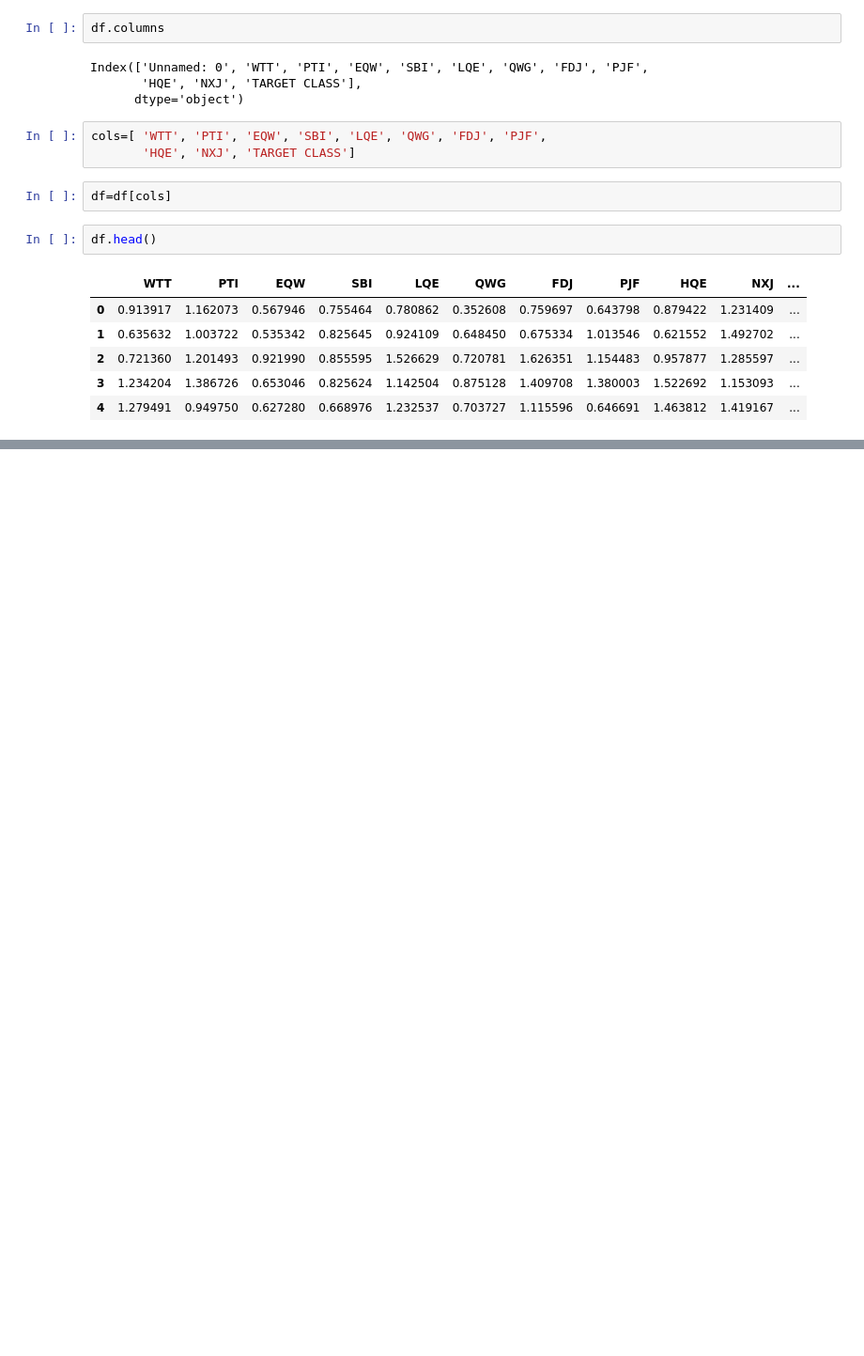
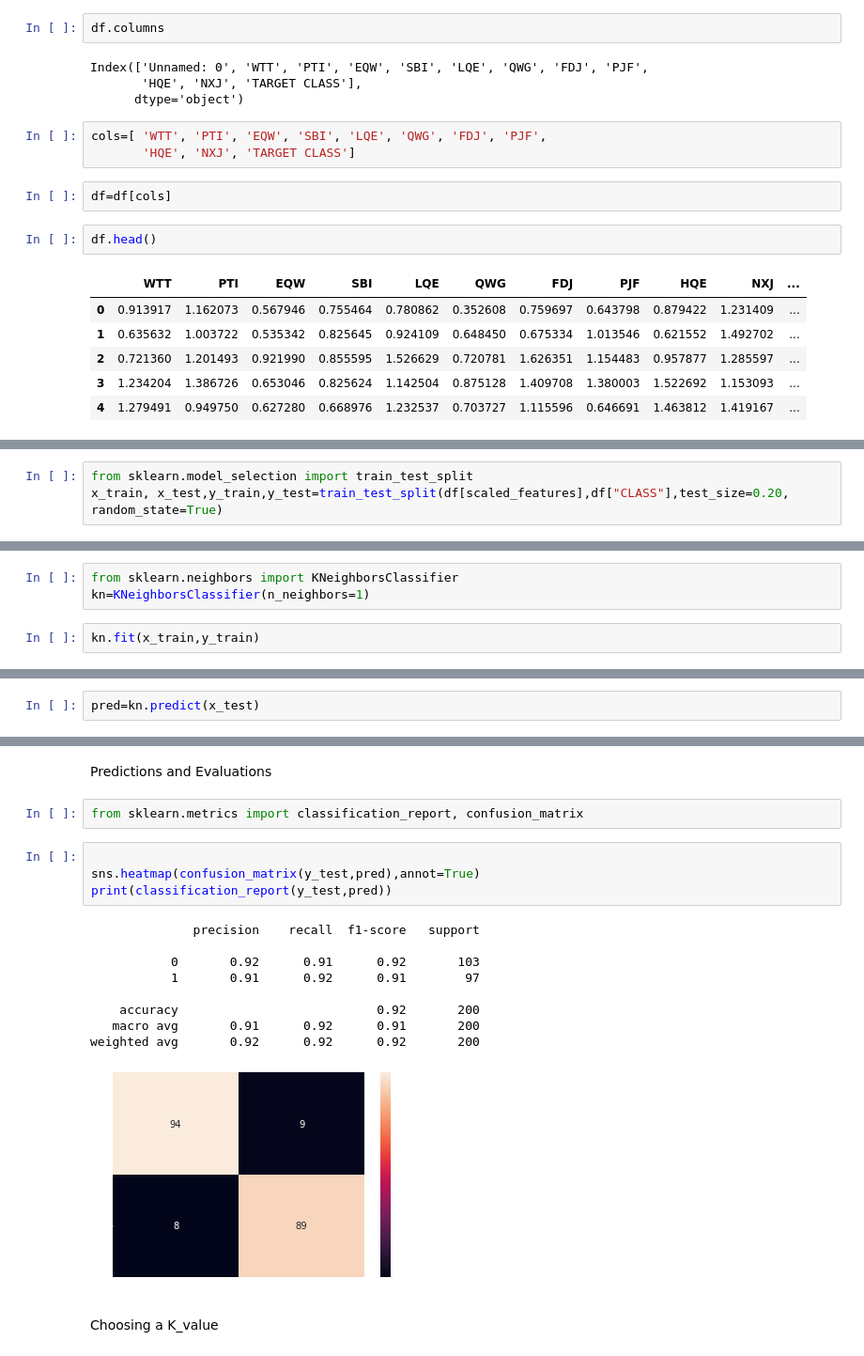
Before and after one commit to kwabena55/ML-Crash-Course, a Jupyter notebook: 33.K Nearest Neighbor.ipynb, the cells around one changed output, grey strips where cells are left out. Shown at 94% size. Cells and saved outputs as stored; diff of their text form; blank space fills up the shorter version.

```diff
--- a/33.K Nearest Neighbor.ipynb
+++ b/33.K Nearest Neighbor.ipynb
@@ -41,0 +67,3 @@ sns.pairplot(df)
+# %%
+from sklearn.model_selection import train_test_split
+x_train, x_test,y_train,y_test=train_test_split(df[scaled_features],df["CLASS"],test_size=0.20, random_state=True)
@@ -41,0 +72,5 @@ sns.pairplot(df)
+# %%
+from sklearn.neighbors import KNeighborsClassifier
+kn=KNeighborsClassifier(n_neighbors=1)
+# %%
+kn.fit(x_train,y_train)
@@ -41,0 +79,2 @@ sns.pairplot(df)
+# %%
+pred=kn.predict(x_test)
@@ -41,0 +94,20 @@ sns.pairplot(df)
+# %% [markdown]
+Predictions and Evaluations
+# %%
+from sklearn.metrics import classification_report, confusion_matrix
+# %%
+
+sns.heatmap(confusion_matrix(y_test,pred),annot=True)
+print(classification_report(y_test,pred))
+# %% [output]
+              precision    recall  f1-score   support
+
+           0       0.92      0.91      0.92       103
+           1       0.91      0.92      0.91        97
+
+    accuracy                           0.92       200
+   macro avg       0.91      0.92      0.91       200
+weighted avg       0.92      0.92      0.92       200
+[figure, added]
+# %% [markdown]
+Choosing a K_value
```
Also changed, not shown: parts of 19 cells of this notebook.
